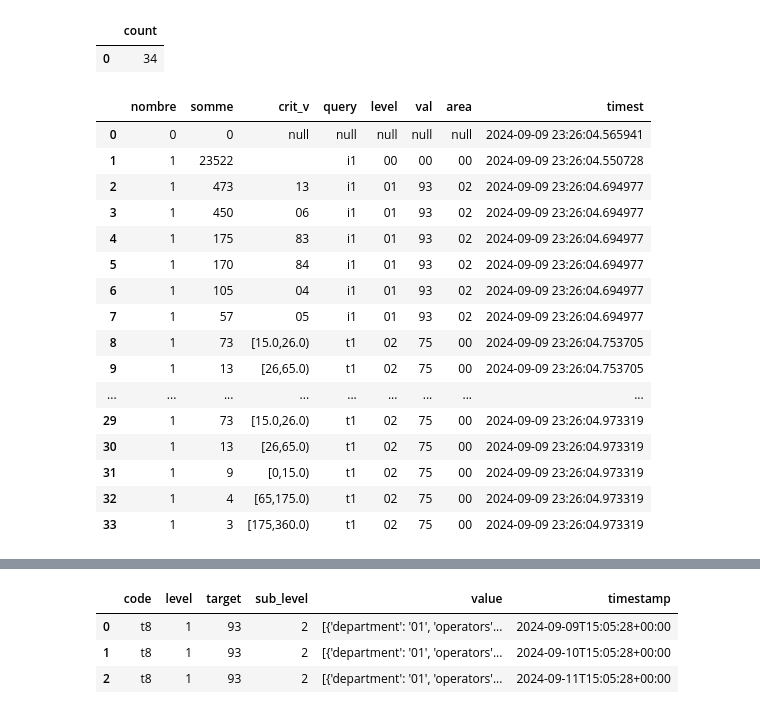
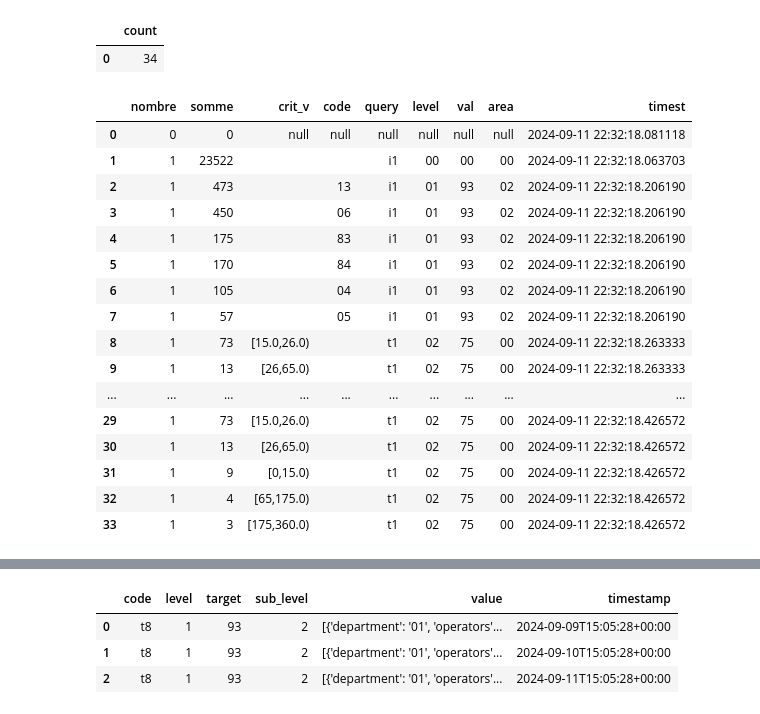
Before and after one commit to loco-philippe/IRVE, a Jupyter notebook: _sources/files/tests_historisation.ipynb, the cells around one changed output, grey strips where cells are left out. Cells and saved outputs as stored; diff of their text form; code cells hidden in the pictures.

```diff
--- a/_sources/files/tests_historisation.ipynb
+++ b/_sources/files/tests_historisation.ipynb
@@ -37,26 +43,26 @@ to_indicator(engine, 't1-02-75',    histo=True, format='table', table_name='quot
 # %%
 # tous les indicateurs ont le même format
 with engine.connect() as conn:
-    quotidien = pd.read_sql_table('quotidien', conn)
-quotidien
+    quotidien_1 = pd.read_sql_table('quotidien_1', conn)
+quotidien_1
 # %% [output]
-|  | nombre | somme | crit_v | query | level | val | area | timest |
-| 0 | 0 | 0 | null | null | null | null | null | 2024-09-09 23:26:04.565941 |
-| 1 | 1 | 23522 |  | i1 | 00 | 00 | 00 | 2024-09-09 23:26:04.550728 |
-| 2 | 1 | 473 | 13 | i1 | 01 | 93 | 02 | 2024-09-09 23:26:04.694977 |
-| 3 | 1 | 450 | 06 | i1 | 01 | 93 | 02 | 2024-09-09 23:26:04.694977 |
-| 4 | 1 | 175 | 83 | i1 | 01 | 93 | 02 | 2024-09-09 23:26:04.694977 |
-| 5 | 1 | 170 | 84 | i1 | 01 | 93 | 02 | 2024-09-09 23:26:04.694977 |
-| 6 | 1 | 105 | 04 | i1 | 01 | 93 | 02 | 2024-09-09 23:26:04.694977 |
-| 7 | 1 | 57 | 05 | i1 | 01 | 93 | 02 | 2024-09-09 23:26:04.694977 |
-| 8 | 1 | 73 | [15.0,26.0) | t1 | 02 | 75 | 00 | 2024-09-09 23:26:04.753705 |
-| 9 | 1 | 13 | [26,65.0) | t1 | 02 | 75 | 00 | 2024-09-09 23:26:04.753705 |
-| ... | ... | ... | ... | ... | ... | ... | ... | ... |
-| 29 | 1 | 73 | [15.0,26.0) | t1 | 02 | 75 | 00 | 2024-09-09 23:26:04.973319 |
-| 30 | 1 | 13 | [26,65.0) | t1 | 02 | 75 | 00 | 2024-09-09 23:26:04.973319 |
-| 31 | 1 | 9 | [0,15.0) | t1 | 02 | 75 | 00 | 2024-09-09 23:26:04.973319 |
-| 32 | 1 | 4 | [65,175.0) | t1 | 02 | 75 | 00 | 2024-09-09 23:26:04.973319 |
-| 33 | 1 | 3 | [175,360.0) | t1 | 02 | 75 | 00 | 2024-09-09 23:26:04.973319 |
+|  | nombre | somme | crit_v | code | query | level | val | area | timest |
+| 0 | 0 | 0 | null | null | null | null | null | null | 2024-09-11 22:32:18.081118 |
+| 1 | 1 | 23522 |  |  | i1 | 00 | 00 | 00 | 2024-09-11 22:32:18.063703 |
+| 2 | 1 | 473 |  | 13 | i1 | 01 | 93 | 02 | 2024-09-11 22:32:18.206190 |
+| 3 | 1 | 450 |  | 06 | i1 | 01 | 93 | 02 | 2024-09-11 22:32:18.206190 |
+| 4 | 1 | 175 |  | 83 | i1 | 01 | 93 | 02 | 2024-09-11 22:32:18.206190 |
+| 5 | 1 | 170 |  | 84 | i1 | 01 | 93 | 02 | 2024-09-11 22:32:18.206190 |
+| 6 | 1 | 105 |  | 04 | i1 | 01 | 93 | 02 | 2024-09-11 22:32:18.206190 |
+| 7 | 1 | 57 |  | 05 | i1 | 01 | 93 | 02 | 2024-09-11 22:32:18.206190 |
+| 8 | 1 | 73 | [15.0,26.0) |  | t1 | 02 | 75 | 00 | 2024-09-11 22:32:18.263333 |
+| 9 | 1 | 13 | [26,65.0) |  | t1 | 02 | 75 | 00 | 2024-09-11 22:32:18.263333 |
+| ... | ... | ... | ... | ... | ... | ... | ... | ... | ... |
+| 29 | 1 | 73 | [15.0,26.0) |  | t1 | 02 | 75 | 00 | 2024-09-11 22:32:18.426572 |
+| 30 | 1 | 13 | [26,65.0) |  | t1 | 02 | 75 | 00 | 2024-09-11 22:32:18.426572 |
+| 31 | 1 | 9 | [0,15.0) |  | t1 | 02 | 75 | 00 | 2024-09-11 22:32:18.426572 |
+| 32 | 1 | 4 | [65,175.0) |  | t1 | 02 | 75 | 00 | 2024-09-11 22:32:18.426572 |
+| 33 | 1 | 3 | [175,360.0) |  | t1 | 02 | 75 | 00 | 2024-09-11 22:32:18.426572 |
 # %%
 # passage de la table 'quotidien' à la table 'mensuel' (chaque mois on retrouve un seul enregistrement de chaque indicateur)
 # le traitement pourrait se faire directement en SQL sans passer par un DataFrame
```
Also changed, not shown: parts of 17 cells of this notebook, 7 other files.
